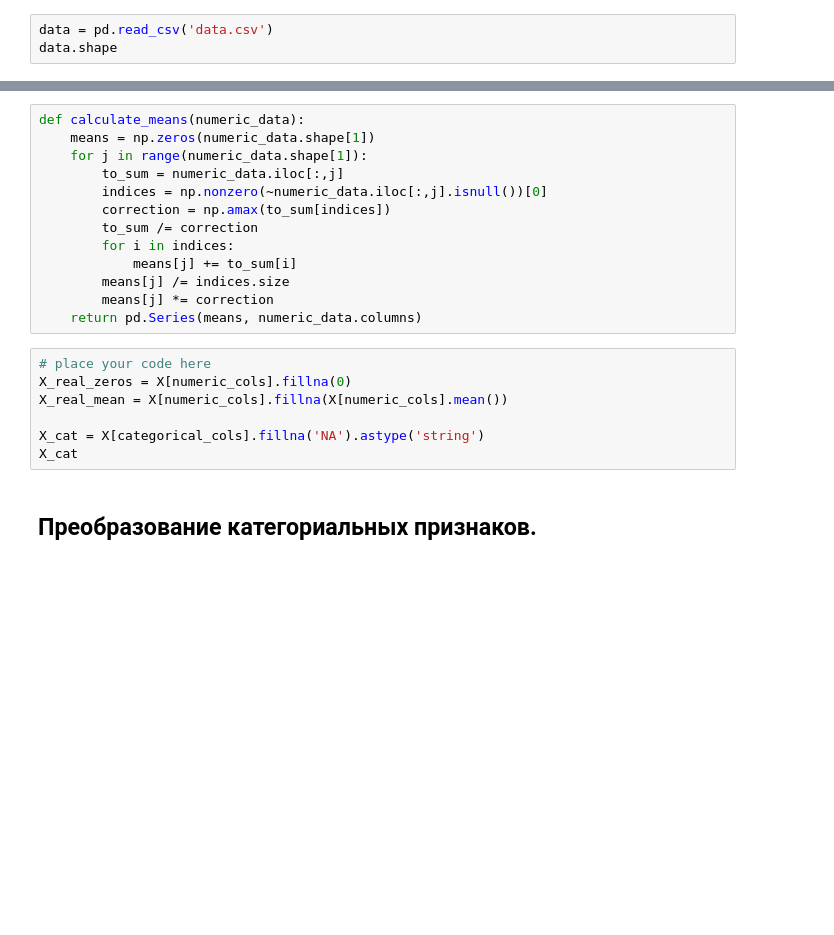
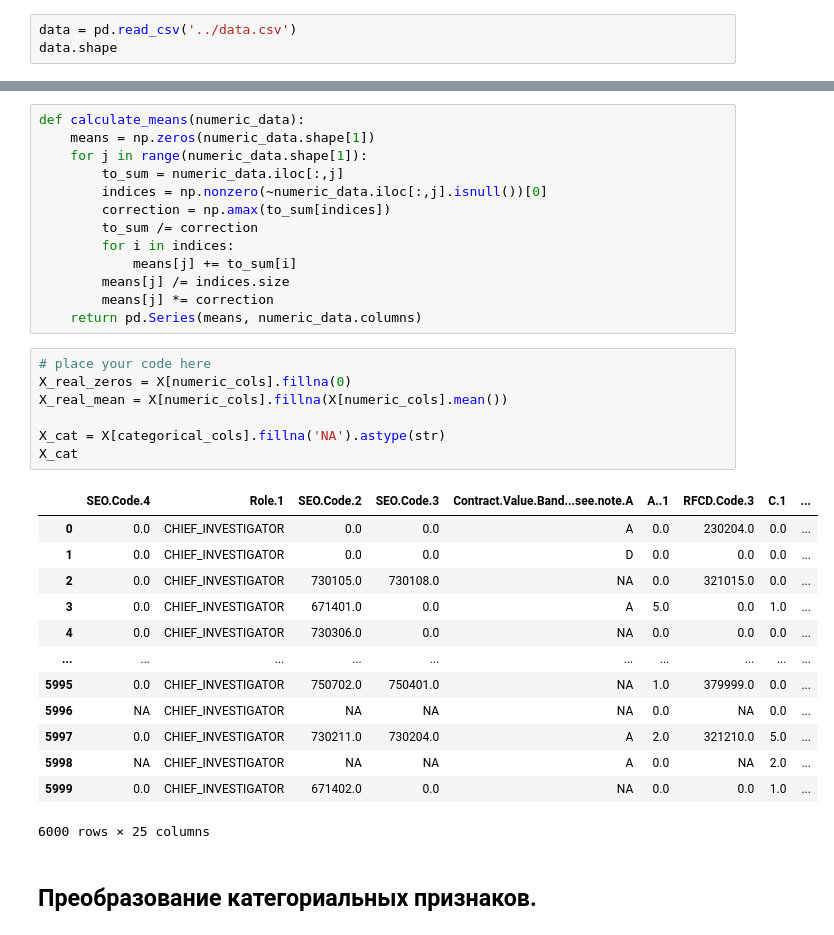
Before and after one commit to Laztrex/basic-statistic, a Jupyter notebook: study/coursera_labeled_data_training/Preprocessing_LR_Coursera.ipynb, the cells around one changed output, grey strips where cells are left out. Drawn from its saved outputs; the diff is of its cells as text; blank space fills up the shorter version.

```diff
--- a/coursera_labeled_data_training/Preprocessing_LR_Coursera.ipynb
+++ b/study/coursera_labeled_data_training/Preprocessing_LR_Coursera.ipynb
@@ -30,5 +30,5 @@ warnings.filterwarnings('ignore')
 
 Полную версию данных с большим количеством признаков можно найти на https://www.kaggle.com/c/unimelb.
 # %%
-data = pd.read_csv('data.csv')
+data = pd.read_csv('../data.csv')
 data.shape
@@ -125,10 +137,24 @@ def calculate_means(numeric_data):
 # %%
 # place your code here
 X_real_zeros = X[numeric_cols].fillna(0)
 X_real_mean = X[numeric_cols].fillna(X[numeric_cols].mean())
 
-X_cat = X[categorical_cols].fillna('NA').astype('string')
+X_cat = X[categorical_cols].fillna('NA').astype(str)
 X_cat
+# %% [output]
+|  | SEO.Code.4 | Role.1 | SEO.Code.2 | SEO.Code.3 | Contract.Value.Band...see.note.A | A..1 | RFCD.Code.3 | C.1 | ... |
+| 0 | 0.0 | CHIEF_INVESTIGATOR | 0.0 | 0.0 | A | 0.0 | 230204.0 | 0.0 | ... |
+| 1 | 0.0 | CHIEF_INVESTIGATOR | 0.0 | 0.0 | D | 0.0 | 0.0 | 0.0 | ... |
+| 2 | 0.0 | CHIEF_INVESTIGATOR | 730105.0 | 730108.0 | NA | 0.0 | 321015.0 | 0.0 | ... |
+| 3 | 0.0 | CHIEF_INVESTIGATOR | 671401.0 | 0.0 | A | 5.0 | 0.0 | 1.0 | ... |
+| 4 | 0.0 | CHIEF_INVESTIGATOR | 730306.0 | 0.0 | NA | 0.0 | 0.0 | 0.0 | ... |
+| ... | ... | ... | ... | ... | ... | ... | ... | ... | ... |
+| 5995 | 0.0 | CHIEF_INVESTIGATOR | 750702.0 | 750401.0 | NA | 1.0 | 379999.0 | 0.0 | ... |
+| 5996 | NA | CHIEF_INVESTIGATOR | NA | NA | NA | 0.0 | NA | 0.0 | ... |
+| 5997 | 0.0 | CHIEF_INVESTIGATOR | 730211.0 | 730204.0 | A | 2.0 | 321210.0 | 5.0 | ... |
+| 5998 | NA | CHIEF_INVESTIGATOR | NA | NA | A | 0.0 | NA | 2.0 | ... |
+| 5999 | 0.0 | CHIEF_INVESTIGATOR | 671402.0 | 0.0 | NA | 0.0 | 0.0 | 1.0 | ... |
+6000 rows × 25 columns
 # %% [markdown]
 ## Преобразование категориальных признаков.
 # %% [markdown]
```
Also changed, not shown: parts of 12 cells of this notebook, 11 other files.
